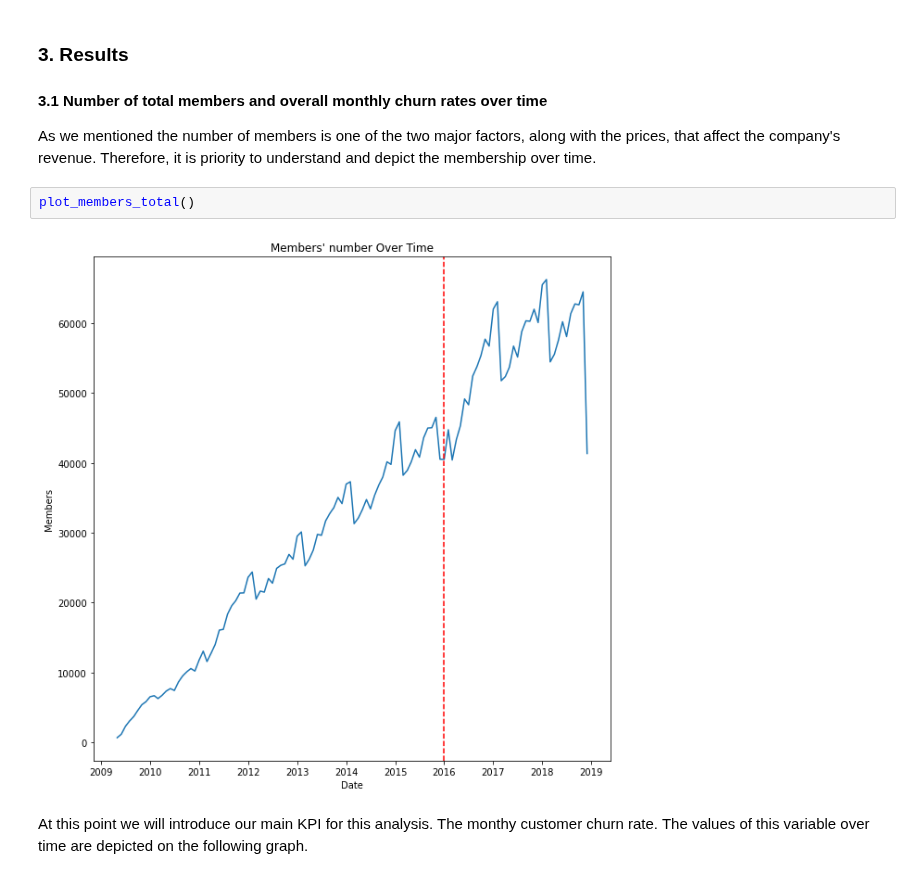
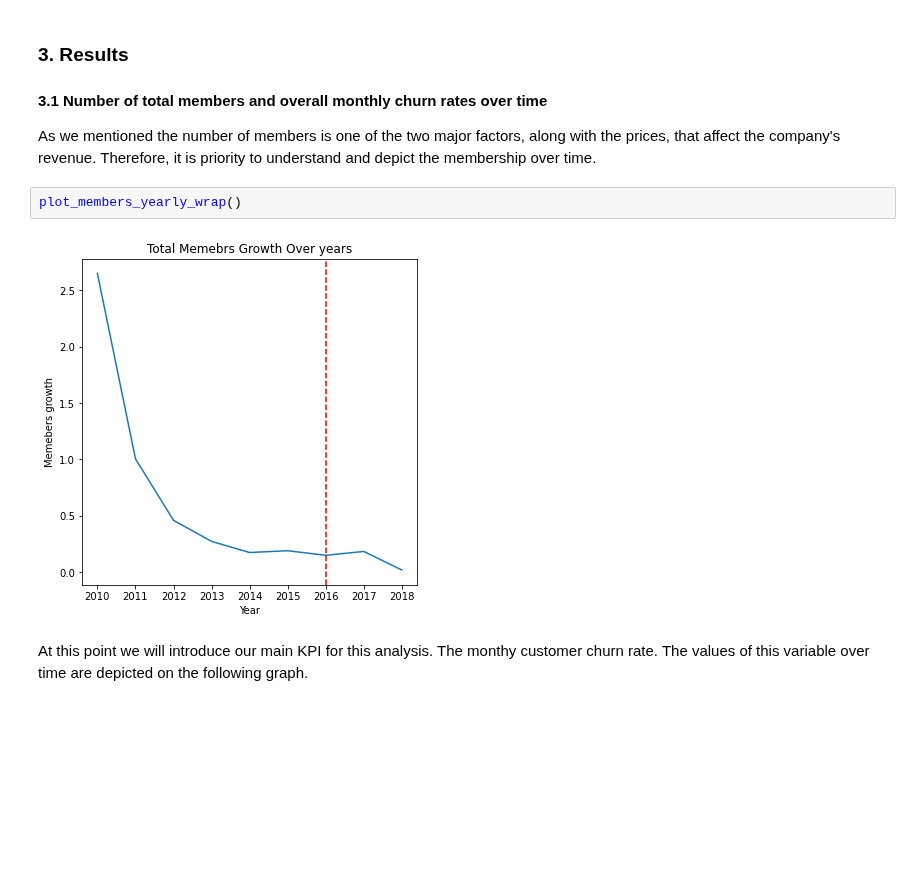
Before and after one commit to Lanottez/IC_BA_2020_BIA_A3, a Jupyter notebook: AIB Final Report.ipynb, the cells around one changed output. Drawn from its saved outputs; the diff is of its cells as text; blank space fills up the shorter version.

Commit message:
Link Appendix and Report plots

```diff
--- a/AIB Final Report.ipynb
+++ b/AIB Final Report.ipynb
@@ -44,10 +44,10 @@ This report aims to help our client to make smarter business decisions by analyz
 #### 3.1 Number of total members and overall monthly churn rates over time
 
 As we mentioned the number of members is one of the two major factors, along with the prices, that affect the company's revenue. Therefore, it is priority to understand and depict the membership over time.
-# %%
-plot_members_total()
-# %% [output]
-[figure, removed]
+# %%
+plot_members_yearly_wrap()
+# %% [output]
+[figure, added]
 # %% [markdown]
 At this point we will introduce our main KPI for this analysis. The monthy customer churn rate. The values of this variable over time are depicted on the following graph.
 # %%
```
Also changed, not shown: parts of 20 cells of this notebook.
